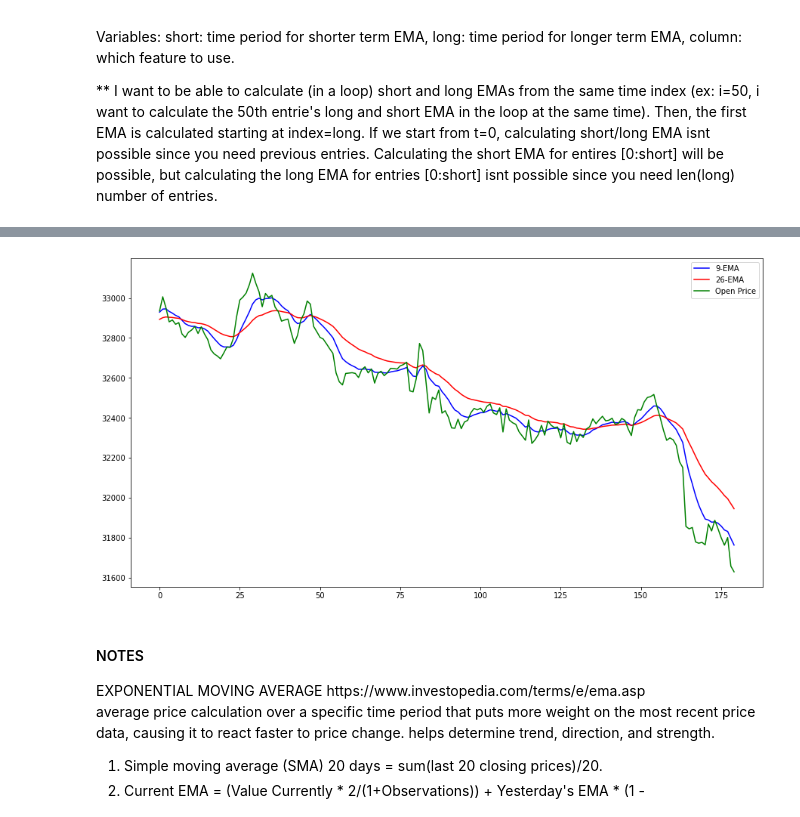
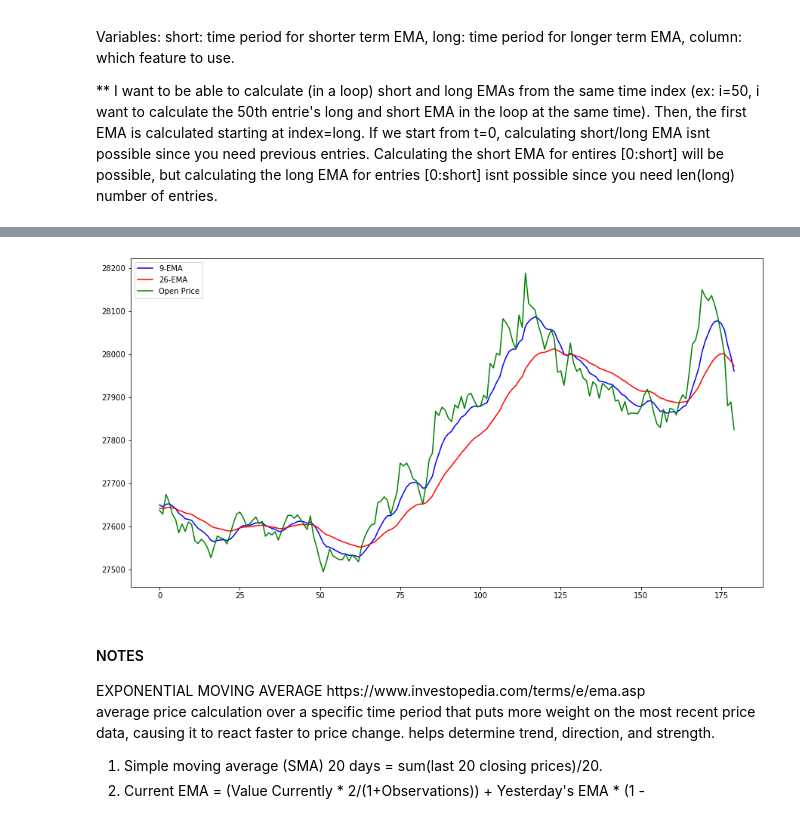
Before and after one commit to Yosef-Peyser/machine_learning_2021, a Jupyter notebook: Data_collection_yossi.ipynb, the cells around one changed output, grey strips where cells are left out. Drawn from its saved outputs; the diff is of its cells as text; code cells hidden in the pictures.

```diff
--- a/Data_collection_yossi.ipynb
+++ b/Data_collection_yossi.ipynb
@@ -22,18 +57,29 @@ Variables: short: time period for shorter term EMA, long: time period for longer
 ** I want to be able to calculate (in a loop) short and long EMAs from the same time index (ex: i=50, i want to calculate the 50th entrie's long and short EMA in the loop at the same time). Then, the first EMA is calculated starting at index=long. If we start from t=0, calculating short/long EMA isnt possible since you need previous entries. Calculating the short EMA for entires [0:short] will be possible, but calculating the long EMA for entries [0:short] isnt possible since you need len(long) number of entries.
 # %%
 X = data_oldest #convenient naming
-short = 9     #shorter time period
-long = 26     #longer time period
-column = 0    #Which feature? open-0, close-1, high-2, low-3, volume-4.
-EMA = np.zeros((data_oldest.shape[0],2))     #EMA, matrix of [short period EMA, long period EMA]
+def get_EMA(x, short=9, long=26, column=0):
+    EMA = np.zeros((len(x),3))     #Returns EMA matrix with entires: [short period EMA, long period EMA, difference]
 
-#** REFER TO ABOVE MARKDOWN CELL
-EMA[long-1][0] = np.sum(X[long-short:long,column])/short   #These are SMAs used for the intial EMA calculation
-EMA[long-1][1] = np.sum(X[0:long,column])/long             #These are SMAs used for the intial EMA calculation
+    #** REFER TO ABOVE MARKDOWN CELL
+    EMA[long-1][0] = np.sum(x[long-short:long])/short   #These are SMAs used for the intial EMA calculation
+    EMA[long-1][1] = np.sum(x[0:long])/long             #These are SMAs used for the intial EMA calculation
 
-#calculate EMA:
-w0 = 2/(1+short)   #short period weights
-w1 = 2/(1+long)    #long period weights
-for i in range(long, data_oldest.shape[0]):
-    EMA[i][0] = X[i][column]*w0 + EMA[i-1][0]*(1-w0)    #short term EMA
-    EMA[i][1] = X[i][column]*w1 + EMA[i-1][1]*(1-w1)    #long term EMA
+    #calculate EMA:
+    w0 = 2/(1+short)   #short period weights
+    w1 = 2/(1+long)    #long period weights
+    for i in range(long, len(x)):
+        EMA[i][0] = x[i]*w0 + EMA[i-1][0]*(1-w0)    #short term EMA
+        EMA[i][1] = x[i]*w1 + EMA[i-1][1]*(1-w1)    #long term EMA
+        EMA[i][2] = EMA[i][0]-EMA[i][1]
+    return EMA
+
+def attach_column(M, c):
+    if M.shape[0] != len(c):
+        print("Error: Cannot attach column to matrix with different sizes")
+        return
+    M = np.insert(M, M.shape[1], c, axis=1)
+    return M
+
+EMA_dif = get_EMA(X[:,0])[:,2]
+X = attach_column(X, EMA_dif)
+print(X[27:])
@@ -40,15 +100,16 @@ for i in range(long, data_oldest.shape[0]):
 # %%
 #plot 9-EMA,26-EMA,open vs time  #
 import matplotlib.pyplot as plt
-time = 50000
+EMA = get_EMA(X[:,0])
+time = 15000
 plt.figure(figsize = (15,8))
 plt.plot(EMA[time:time+180,0], color='blue')
 plt.plot(EMA[time:time+180,1], color='red')
 plt.plot(X[time:time+180,0], color='green')
 plt.legend(["9-EMA","26-EMA","Open Price"])
 plt.show()
 # %% [output]
-[figure, old version]
+[figure, new version]
 # %% [markdown]
 <h4>NOTES</h4>
 EXPONENTIAL MOVING AVERAGE https://www.investopedia.com/terms/e/ema.asp
```
Also changed, not shown: parts of 4 cells of this notebook.
